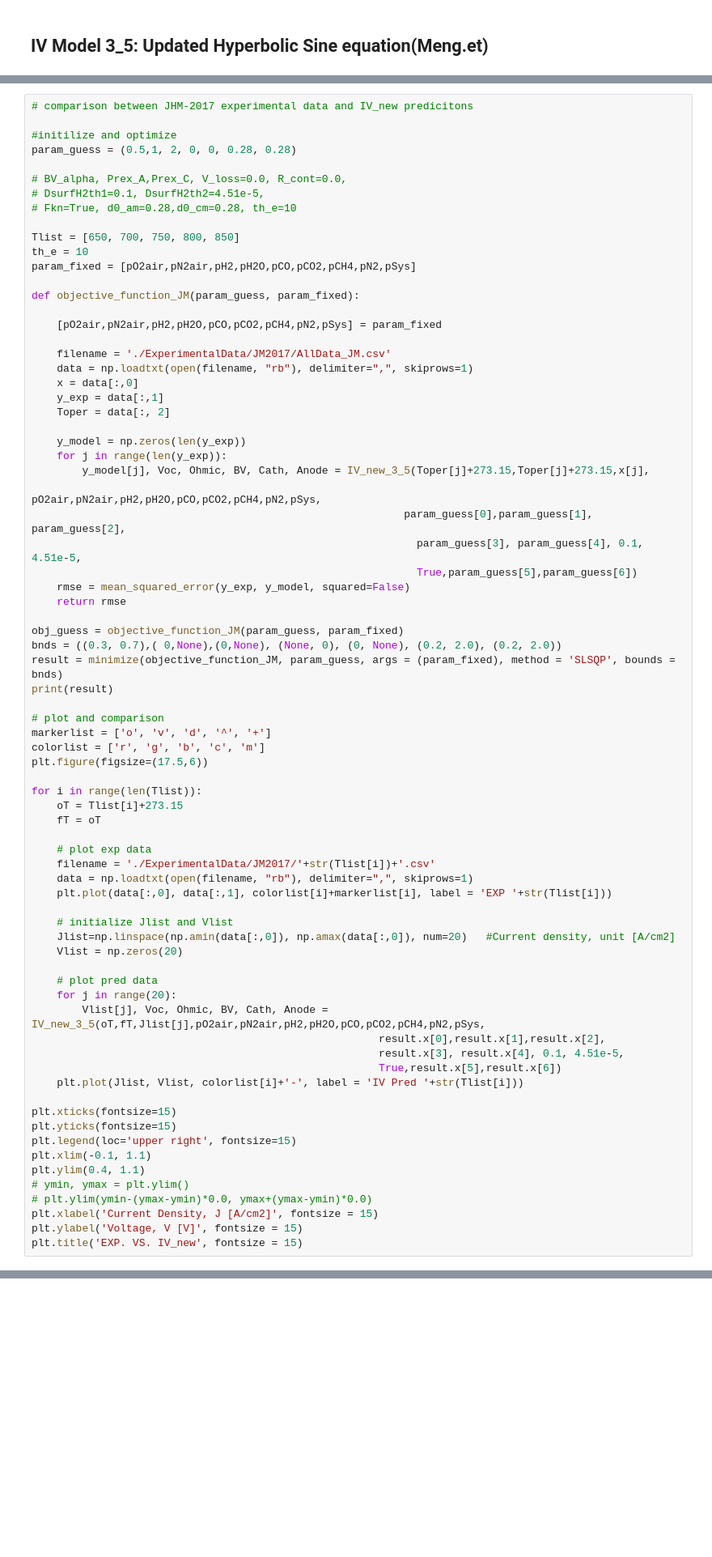
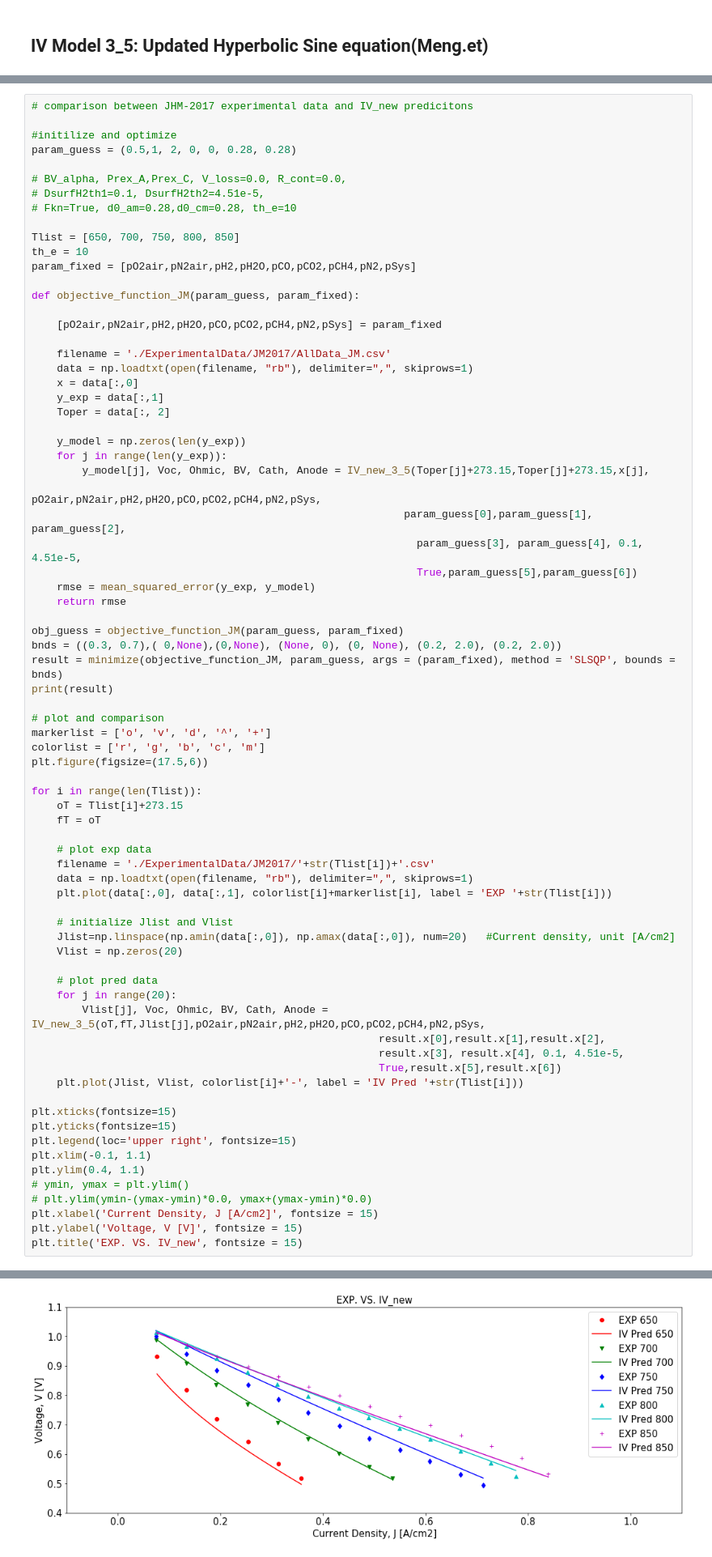
Before and after one commit to NGFC-Lib/NGFC-Lib, a Jupyter notebook: jupyter/Python_IV_Curve/2_IV_Model_Update/Match_Experimental_Data/SOFC_IV_Model_BV.ipynb, the cells around one changed output, grey strips where cells are left out. Shown at 81% size. Cells and saved outputs as stored; diff of their text form; blank space fills up the shorter version.

```diff
--- a/jupyter/Python_IV_Curve/2_IV_Model_Update/Match_Experimental_Data/SOFC_IV_Model_BV.ipynb
+++ b/jupyter/Python_IV_Curve/2_IV_Model_Update/Match_Experimental_Data/SOFC_IV_Model_BV.ipynb
@@ -1516,7 +1544,7 @@ def objective_function_JM(param_guess, param_fixed):
                                                            param_guess[0],param_guess[1], param_guess[2],
                                                              param_guess[3], param_guess[4], 0.1, 4.51e-5,
                                                              True,param_guess[5],param_guess[6])
-    rmse = mean_squared_error(y_exp, y_model, squared=False)
+    rmse = mean_squared_error(y_exp, y_model)
     return rmse
 
 obj_guess = objective_function_JM(param_guess, param_fixed)
@@ -1560,3 +1588,4 @@ plt.ylim(0.4, 1.1)
 plt.xlabel('Current Density, J [A/cm2]', fontsize = 15)
 plt.ylabel('Voltage, V [V]', fontsize = 15)
 plt.title('EXP. VS. IV_new', fontsize = 15)
+# %% [output]
@@ -1563,3 +1604,4 @@ plt.title('EXP. VS. IV_new', fontsize = 15)
+[figure, added]
 # %%
 #comparison between Park-2020 experimental data (t8) and IV_new predicitons
 
```
Also changed, not shown: parts of 8 cells of this notebook, 1 other file.
